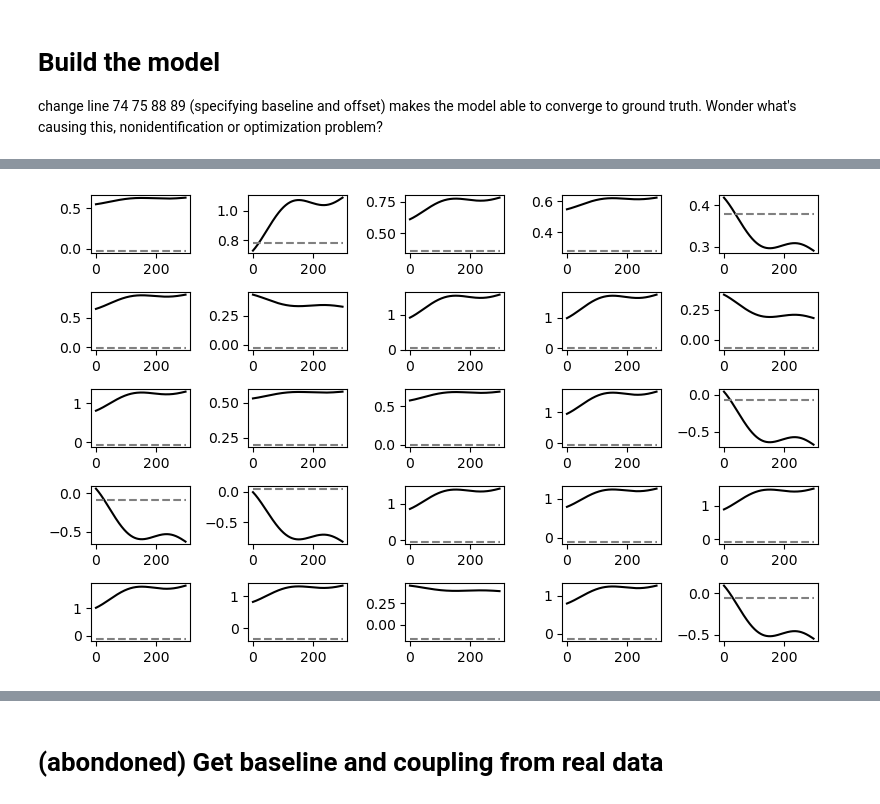
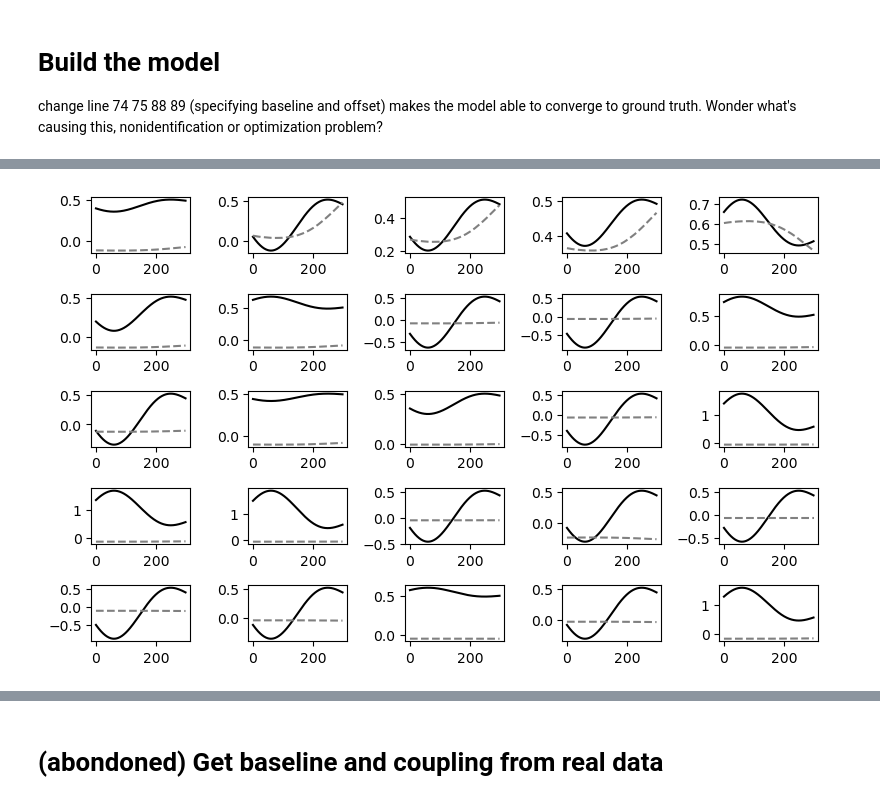
Before and after one commit to Qi-Xin/FC-GPFA, a Jupyter notebook: Decoder&Encoder.ipynb, the cells around one changed output, grey strips where cells are left out. Cells and saved outputs as stored; diff of their text form; code cells hidden in the pictures.

```diff
--- a/Decoder&Encoder.ipynb
+++ b/Decoder&Encoder.ipynb
@@ -577,19 +582,19 @@ plt.show()
 # %%
 import matplotlib.pyplot as plt
 
-trial = 0
+trial = 8
 fig, axs = plt.subplots(narea, narea, figsize=(8, 5))
 for i in range(narea):
     for j in range(narea):
         axs[i, j].plot(time_varying_coef[i, j, trial, model.npadding:].T, 'k')
         axs[i, j].plot(model.time_varying_coef[i, j, trial, :].detach().cpu().numpy(),'--',color='grey')
         # axs[i, j].set_ylim([-0.2, 1.2])
 
 
 plt.tight_layout()
 plt.show()
 # %% [output]
-[figure, old version]
+[figure, new version]
 # %%
 for iarea in range(1, narea):
     print(f"weight from 0 to {iarea}: {model.latents_readout[0,iarea,0].item()}, {project_w[0,iarea,0]}")
```
Also changed, not shown: parts of 6 cells of this notebook.
